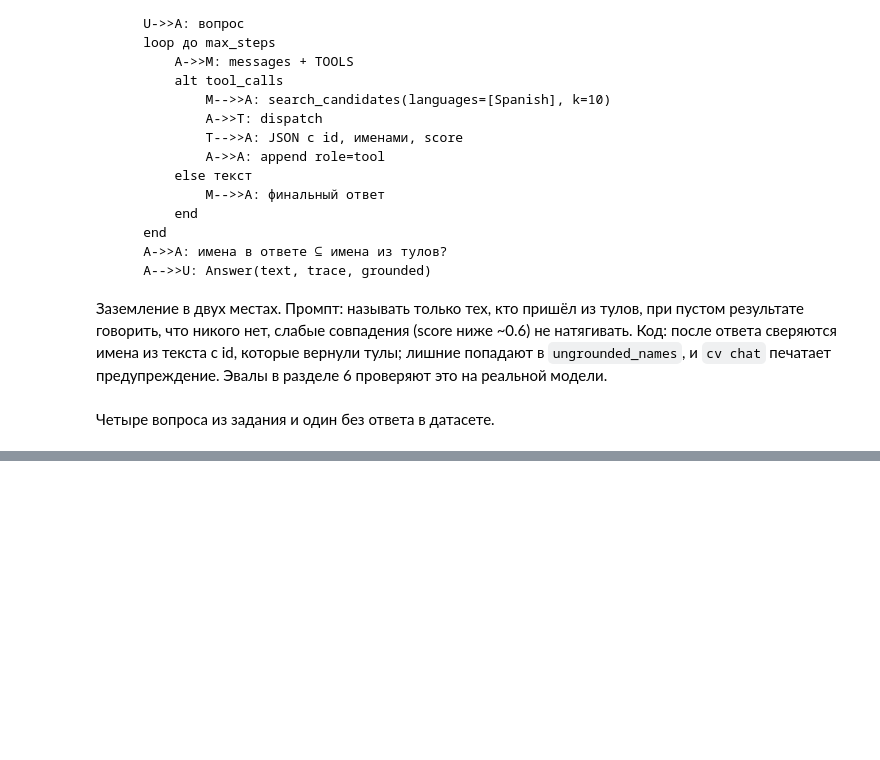
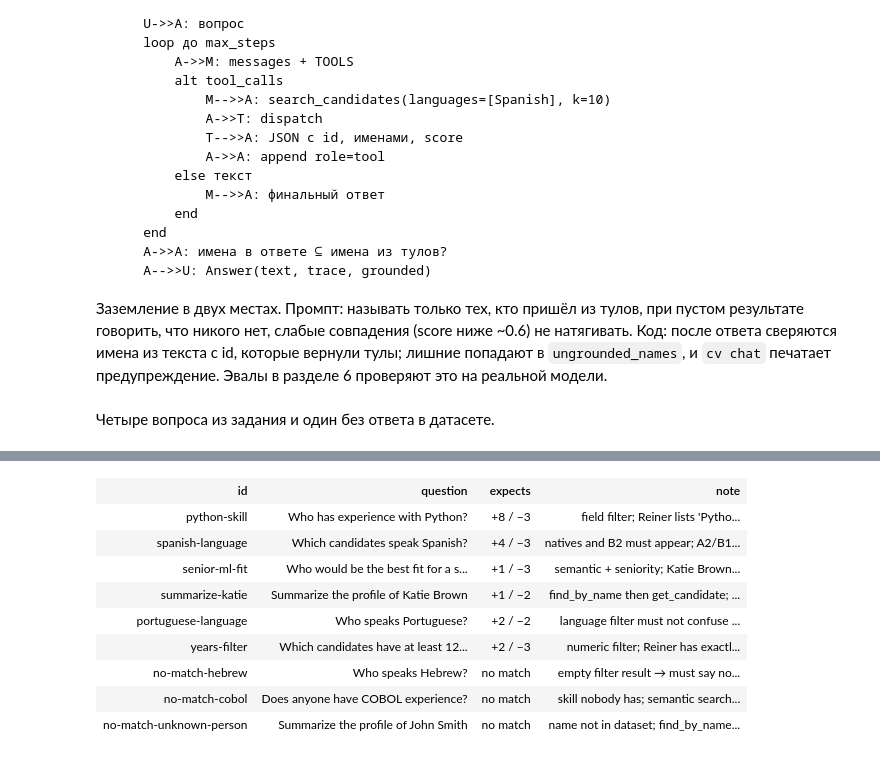
Before and after one commit to ananasDDA/cv-screener, a Jupyter notebook: demo.ipynb, the cells around one changed output, grey strips where cells are left out. Cells and saved outputs as stored; diff of their text form; code cells hidden in the pictures; blank space fills up the shorter version.

```diff
--- a/demo.ipynb
+++ b/demo.ipynb
@@ -486,0 +486,20 @@ No candidates in the dataset speak Hebrew.
+# %%
+import sys
+sys.path.insert(0, "evals")
+from run import run, CASES
+
+cases = json.loads(CASES.read_text())
+table([{"id": c["id"], "question": c["question"],
+        "expects": "no match" if c.get("expect_no_match") else f"+{len(c.get('must_include', []))} / −{len(c.get('must_exclude', []))}",
+        "note": c["note"]} for c in cases])
+# %% [output]
+| id | question | expects | note |
+| python-skill | Who has experience with Python? | +8 / −3 | field filter; Reiner lists 'Pytho... |
+| spanish-language | Which candidates speak Spanish? | +4 / −3 | natives and B2 must appear; A2/B1... |
+| senior-ml-fit | Who would be the best fit for a s... | +1 / −3 | semantic + seniority; Katie Brown... |
+| summarize-katie | Summarize the profile of Katie Brown | +1 / −2 | find_by_name then get_candidate; ... |
+| portuguese-language | Who speaks Portuguese? | +2 / −2 | language filter must not confuse ... |
+| years-filter | Which candidates have at least 12... | +2 / −3 | numeric filter; Reiner has exactl... |
+| no-match-hebrew | Who speaks Hebrew? | no match | empty filter result → must say no... |
+| no-match-cobol | Does anyone have COBOL experience? | no match | skill nobody has; semantic search... |
+| no-match-unknown-person | Summarize the profile of John Smith | no match | name not in dataset; find_by_name... |
```
Also changed, not shown: parts of 8 cells of this notebook, 2 other files.
